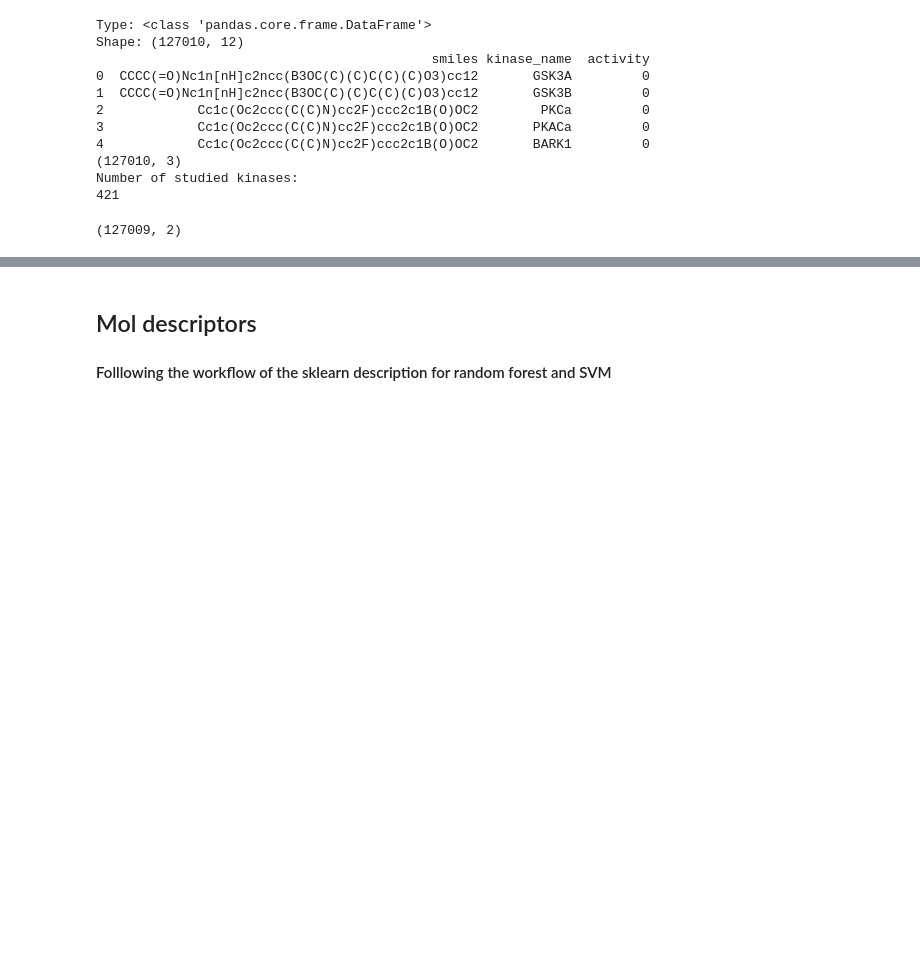
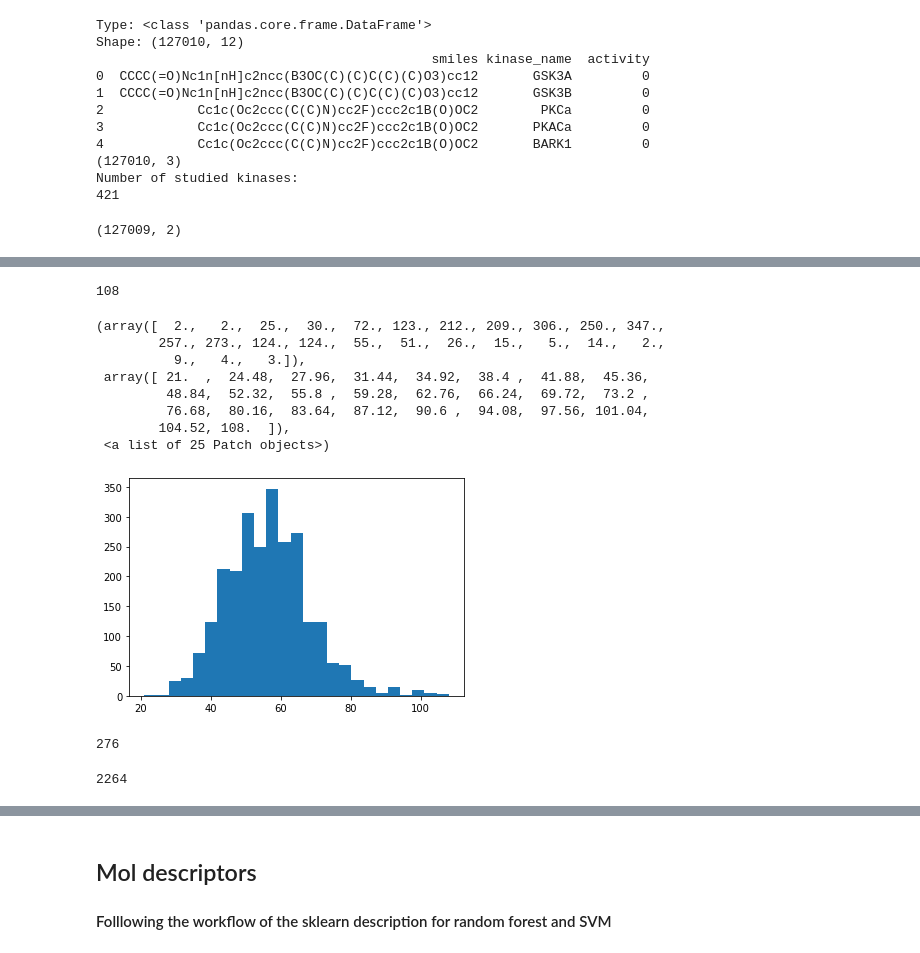
Before and after one commit to WiMoxx/smki_testing, a Jupyter notebook: SMKI_prediction_tests.ipynb, the cells around one changed output, grey strips where cells are left out. Saved outputs shown, nothing was run; the diff lists cells and outputs as text; code cells hidden in the pictures; blank space fills up the shorter version.

```diff
--- a/SMKI_prediction_tests.ipynb
+++ b/SMKI_prediction_tests.ipynb
@@ -76,0 +108,3 @@ Number of studied kinases:
+# %%
+dictionary = create_dict(filtered_smiles, add_tokens =True)
+dictionary
@@ -76,0 +129,3 @@ Number of studied kinases:
+# %%
+tokenized_smiles = tokenize(filtered_smiles,dictionary, add_tokens=True)
+tokenized_smiles[0]
@@ -76,0 +150,33 @@ Number of studied kinases:
+# %%
+# display longest smiles
+
+token_lengths = np.array([len(x) for x in tokenized_smiles])
+max_length=max(token_lengths)
+max_length
+# %% [output]
+108
+# %%
+plt.hist(token_lengths, bins=25)
+# %% [output]
+(array([  2.,   2.,  25.,  30.,  72., 123., 212., 209., 306., 250., 347.,
+        257., 273., 124., 124.,  55.,  51.,  26.,  15.,   5.,  14.,   2.,
+          9.,   4.,   3.]),
+ array([ 21.  ,  24.48,  27.96,  31.44,  34.92,  38.4 ,  41.88,  45.36,
+         48.84,  52.32,  55.8 ,  59.28,  62.76,  66.24,  69.72,  73.2 ,
+         76.68,  80.16,  83.64,  87.12,  90.6 ,  94.08,  97.56, 101.04,
+        104.52, 108.  ]),
+ <a list of 25 Patch objects>)
+[figure, added]
+# %%
+# choosing a cut off length
+
+np.sum(token_lengths>70)
+# %% [output]
+276
+# %%
+# removing all molecules with smiles > 70
+
+filtered_smiles=np.array(filtered_smiles)[token_lengths<=70].tolist()
+len(filtered_smiles)
+# %% [output]
+2264
```
Also changed, not shown: parts of 14 cells of this notebook.
